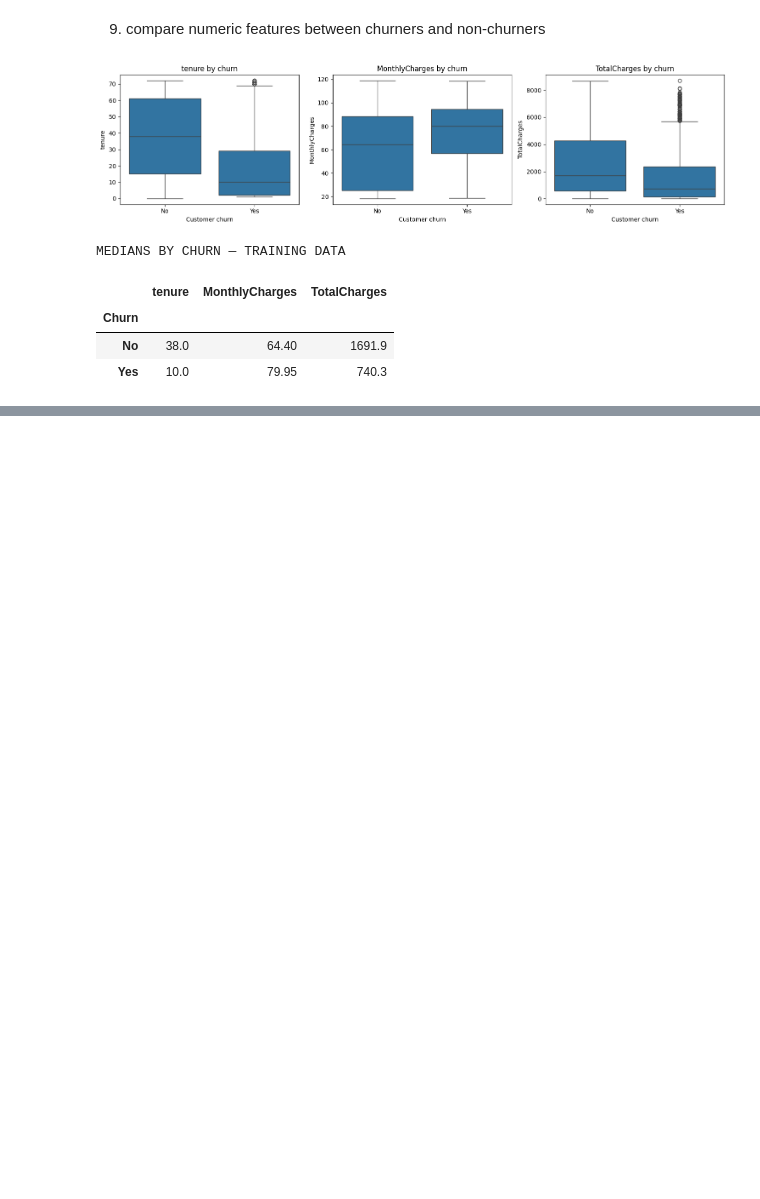
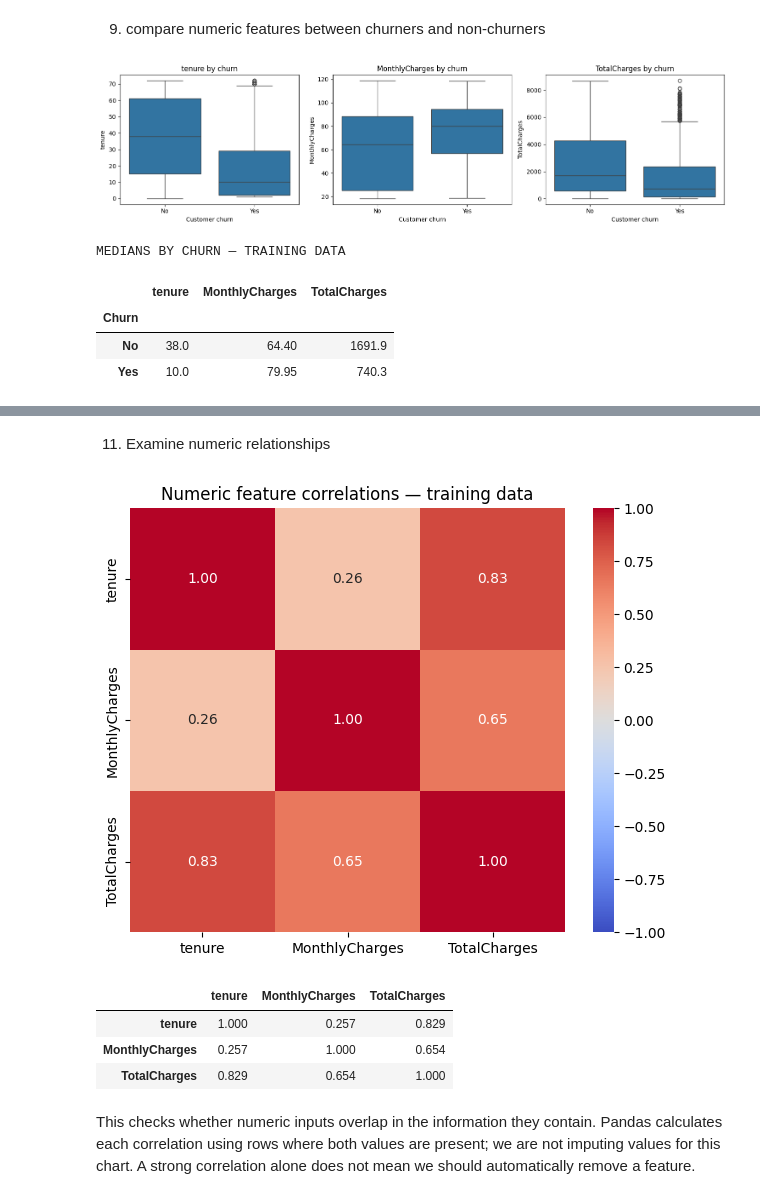
Before and after one commit to KCGSPerera/CM2604-Telco-Customer-Churn, a Jupyter notebook: CM2604_Telco_Customer_Churn.ipynb, the cells around one changed output, grey strips where cells are left out. Saved outputs shown, nothing was run; the diff lists cells and outputs as text; code cells hidden in the pictures; blank space fills up the shorter version.

```diff
--- a/CM2604_Telco_Customer_Churn.ipynb
+++ b/CM2604_Telco_Customer_Churn.ipynb
@@ -360,0 +460,32 @@ MEDIANS BY CHURN — TRAINING DATA
+# %% [markdown]
+11. Examine numeric relationships
+# %%
+numeric_correlations = train_eda[
+    ["tenure", "MonthlyCharges", "TotalCharges"]
+].corr(method="pearson")
+
+plt.figure(figsize=(6, 5))
+
+sns.heatmap(
+    numeric_correlations,
+    annot=True,
+    fmt=".2f",
+    cmap="coolwarm",
+    vmin=-1,
+    vmax=1,
+    center=0
+)
+
+plt.title("Numeric feature correlations — training data")
+plt.tight_layout()
+plt.show()
+
+display(numeric_correlations.round(3))
+# %% [output]
+[figure, added]
+|  | tenure | MonthlyCharges | TotalCharges |
+| tenure | 1.000 | 0.257 | 0.829 |
+| MonthlyCharges | 0.257 | 1.000 | 0.654 |
+| TotalCharges | 0.829 | 0.654 | 1.000 |
+# %% [markdown]
+This checks whether numeric inputs overlap in the information they contain. Pandas calculates each correlation using rows where both values are present; we are not imputing values for this chart. A strong correlation alone does not mean we should automatically remove a feature.
```
Also changed, not shown: parts of 3 cells of this notebook.
